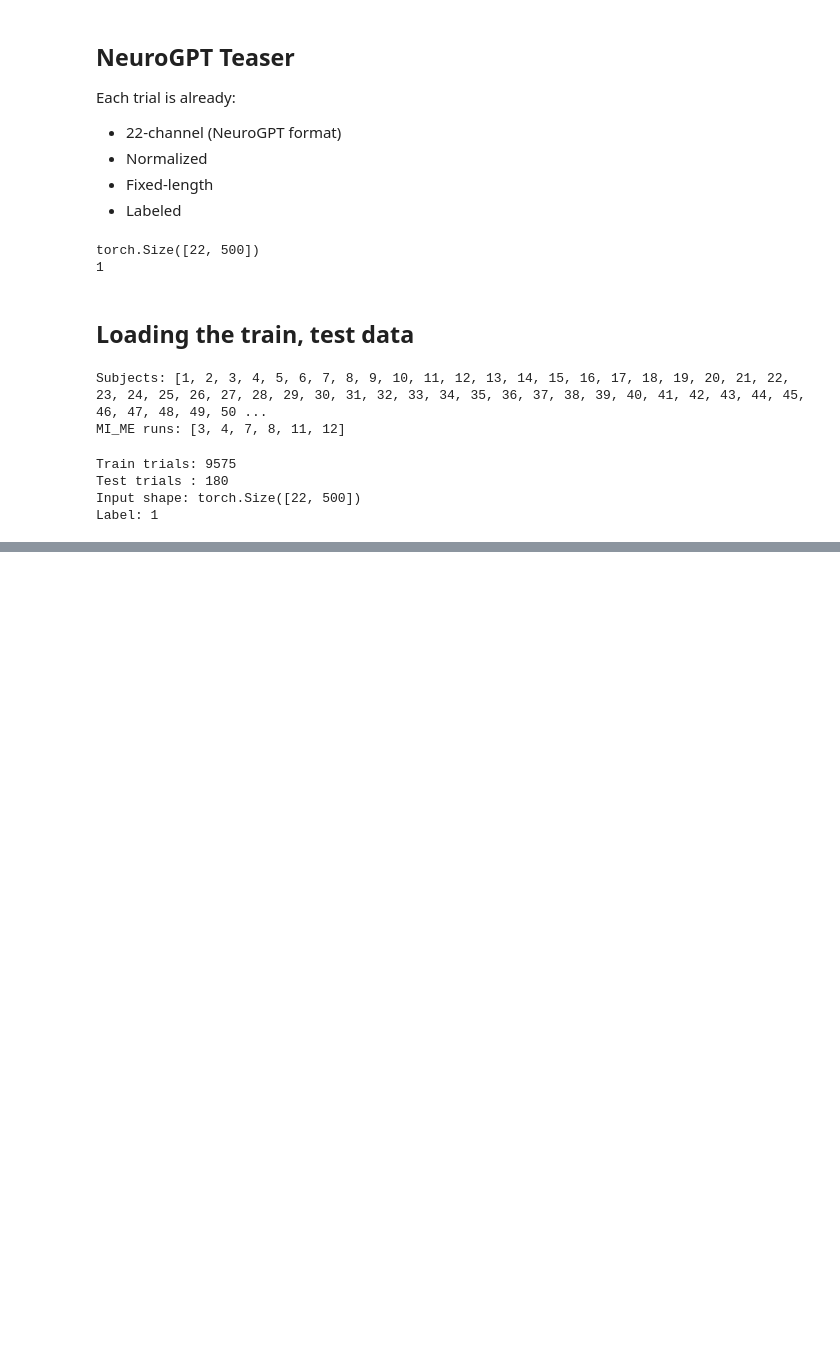
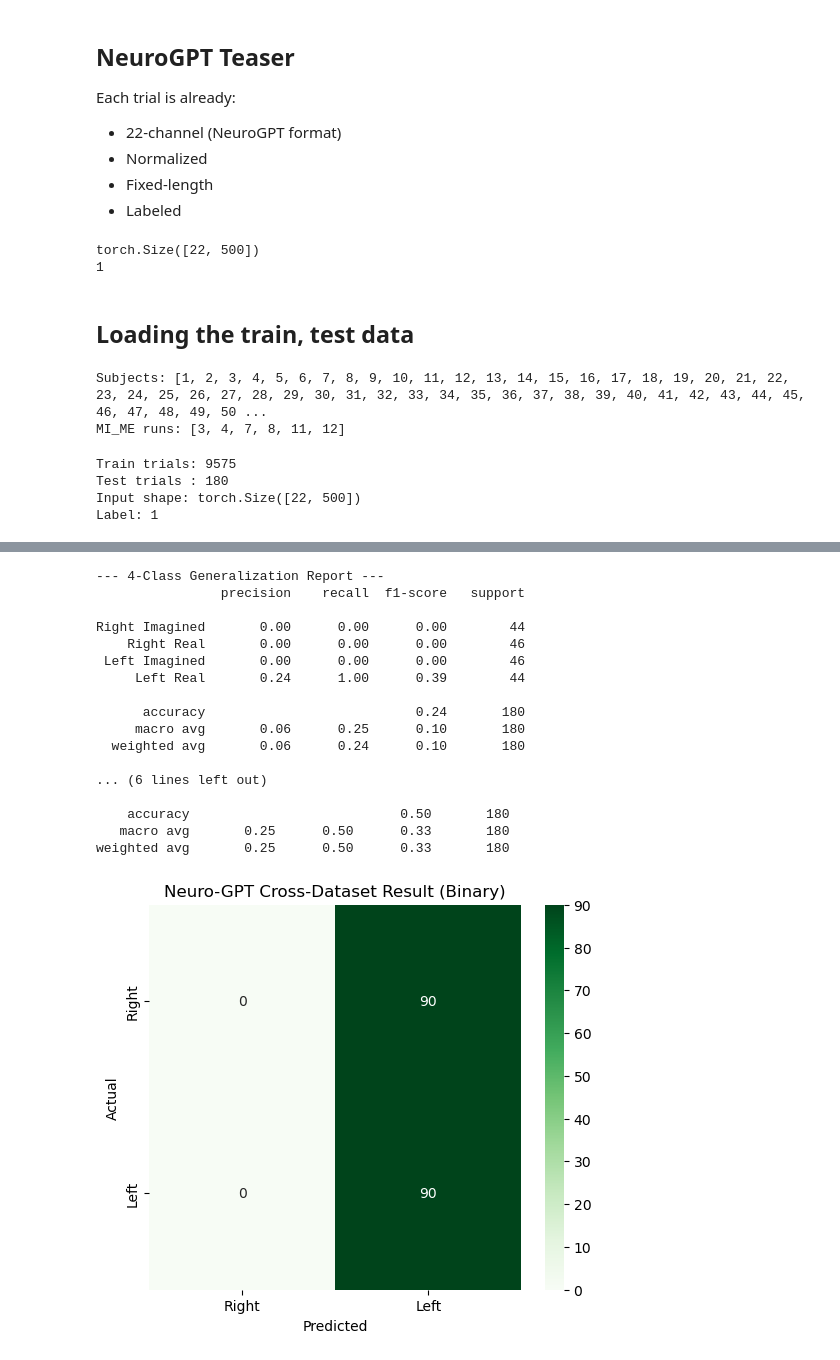
Before and after one commit to SimonKerner/neuro-eeg, a Jupyter notebook: eegmmidb.ipynb, the cells around one changed output, grey strips where cells are left out. Cells and saved outputs as stored; diff of their text form; code cells hidden in the pictures; blank space fills up the shorter version.

Commit message:
model

```diff
--- a/eegmmidb.ipynb
+++ b/eegmmidb.ipynb
@@ -283,0 +774,11 @@ Label: 1
+# %%
+from torch.utils.data import DataLoader
+from tqdm import tqdm
+
+# We use a batch size of 16 or 32 depending on your GPU/RAM
+test_loader = DataLoader(test_dataset, batch_size=16, shuffle=False)
+
+# Move model to device
+device = torch.device("cuda" if torch.cuda.is_available() else "cpu")
+model.to(device)
+model.eval() # Set to evaluation mode
@@ -283,0 +836,45 @@ Label: 1
+# %%
+from sklearn.metrics import classification_report, confusion_matrix
+import seaborn as sns
+
+# Define names based on your CLASS_MAP
+target_names = ["Right Imagined", "Right Real", "Left Imagined", "Left Real"]
+
+print("\n--- 4-Class Generalization Report ---")
+print(classification_report(all_labels, all_preds, target_names=target_names))
+
+# Optional: Group into Binary (Right vs Left) as per your Abstract's goal
+# Class 0,1 are Right | Class 2,3 are Left
+binary_preds = [0 if p < 2 else 1 for p in all_preds]
+binary_labels = [0 if l < 2 else 1 for l in all_labels]
+
+print("\n--- Binary (Right vs Left) Report ---")
+print(classification_report(binary_labels, binary_preds, target_names=["Right", "Left"]))
+
+# Visualize the confusion
+cm = confusion_matrix(binary_labels, binary_preds)
+plt.figure(figsize=(6, 5))
+sns.heatmap(cm, annot=True, fmt='d', cmap='Greens', xticklabels=["Right", "Left"], yticklabels=["Right", "Left"])
+plt.title("Neuro-GPT Cross-Dataset Result (Binary)")
+plt.ylabel('Actual')
+plt.xlabel('Predicted')
+plt.show()
+# %% [output]
+--- 4-Class Generalization Report ---
+                precision    recall  f1-score   support
+
+Right Imagined       0.00      0.00      0.00        44
+    Right Real       0.00      0.00      0.00        46
+ Left Imagined       0.00      0.00      0.00        46
+     Left Real       0.24      1.00      0.39        44
+
+      accuracy                           0.24       180
+     macro avg       0.06      0.25      0.10       180
+  weighted avg       0.06      0.24      0.10       180
+
+... (6 lines left out)
+
+    accuracy                           0.50       180
+   macro avg       0.25      0.50      0.33       180
+weighted avg       0.25      0.50      0.33       180
+[figure, added]
```
Also changed, not shown: parts of 17 cells of this notebook, 1 other file.
